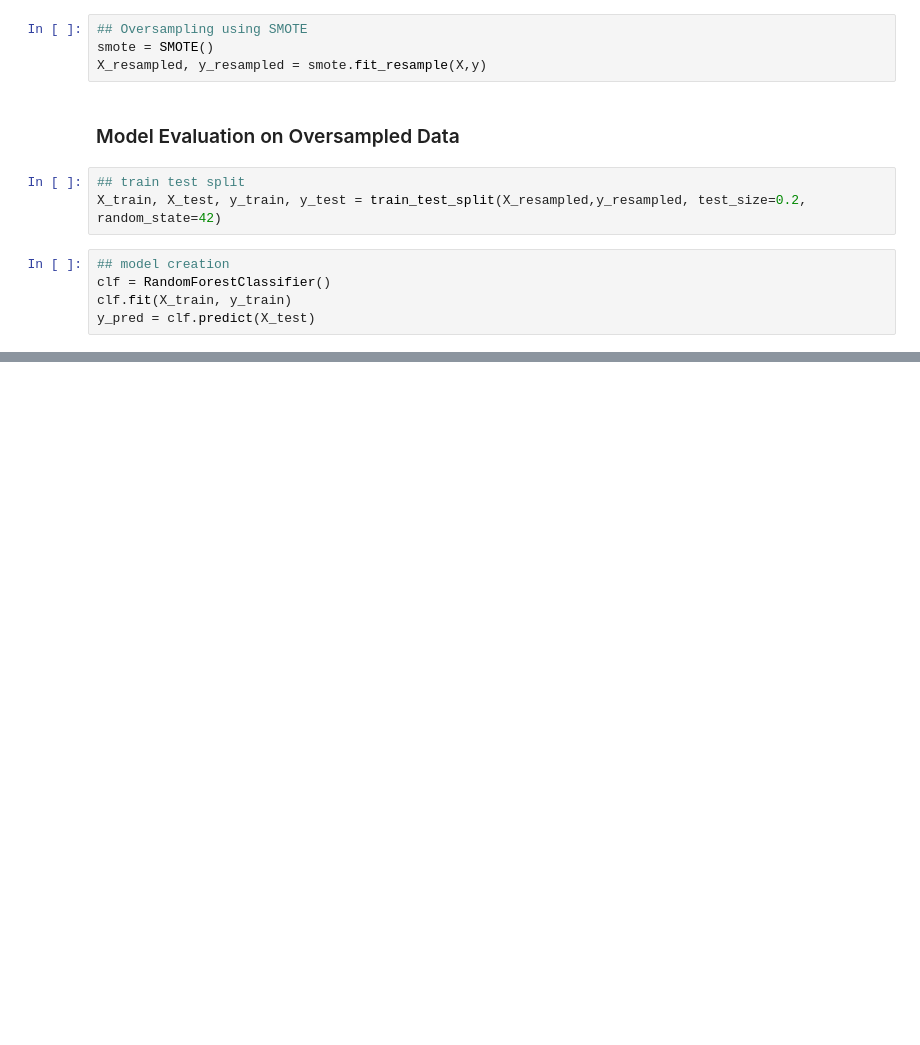
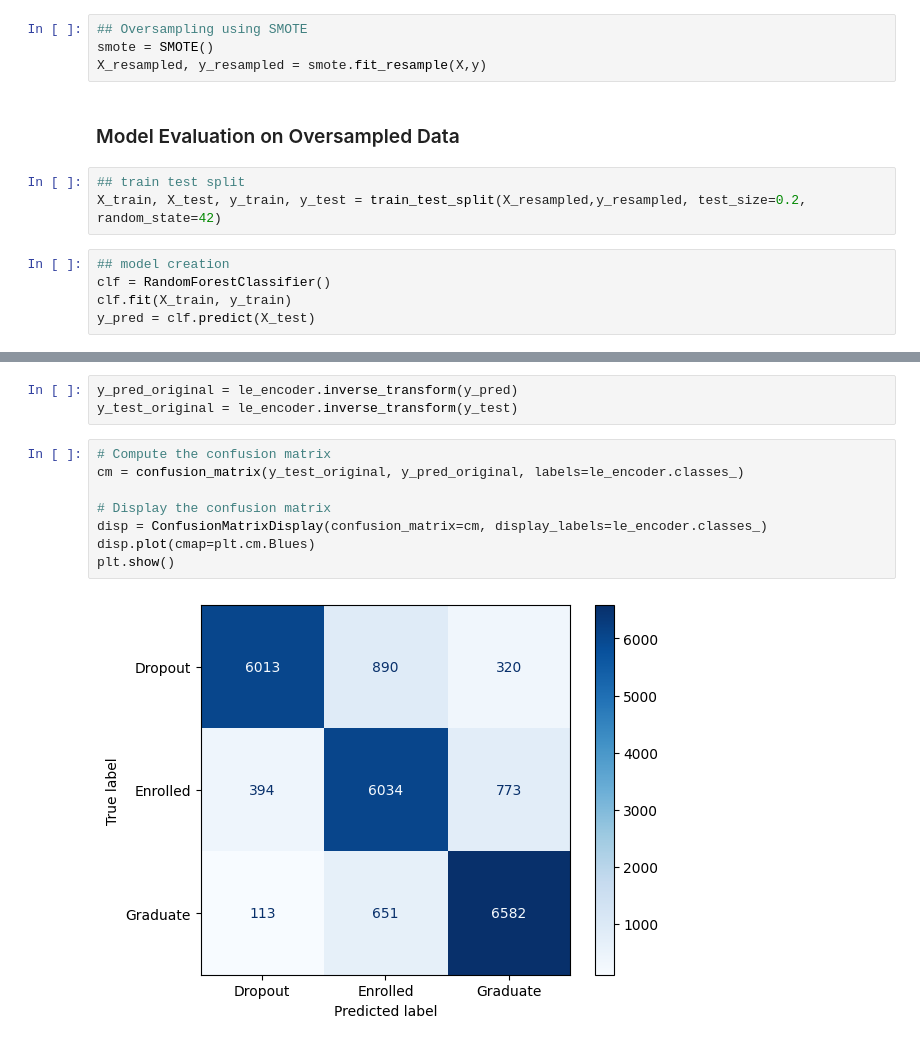
Before and after one commit to rageh-ai/student_success, a Jupyter notebook: student_success.ipynb, the cells around one changed output, grey strips where cells are left out. Cells and saved outputs as stored; diff of their text form; blank space fills up the shorter version.

```diff
--- a/student_success.ipynb
+++ b/student_success.ipynb
@@ -143,0 +160,13 @@ final_pred = clf.predict(test)
+# %%
+y_pred_original = le_encoder.inverse_transform(y_pred)
+y_test_original = le_encoder.inverse_transform(y_test)
+# %%
+# Compute the confusion matrix
+cm = confusion_matrix(y_test_original, y_pred_original, labels=le_encoder.classes_)
+
+# Display the confusion matrix
+disp = ConfusionMatrixDisplay(confusion_matrix=cm, display_labels=le_encoder.classes_)
+disp.plot(cmap=plt.cm.Blues)
+plt.show()
+# %% [output]
+[figure, added]
```
Also changed, not shown: parts of 23 cells of this notebook, 1 other file.
